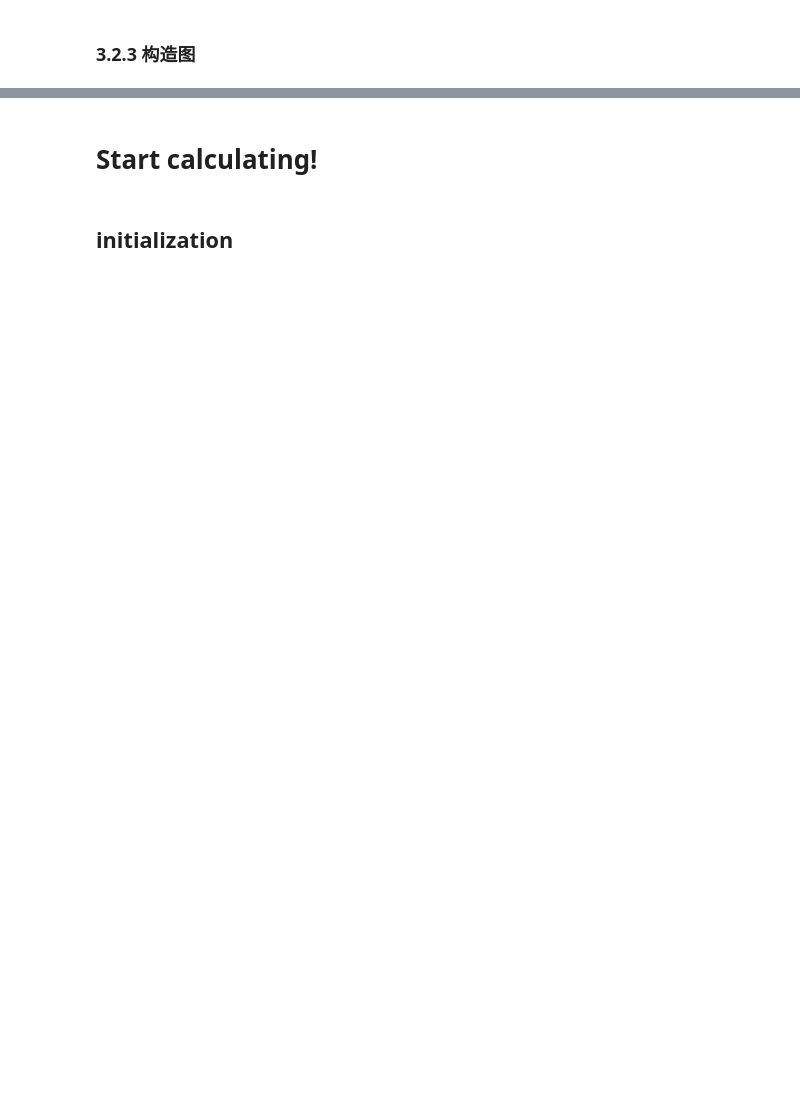
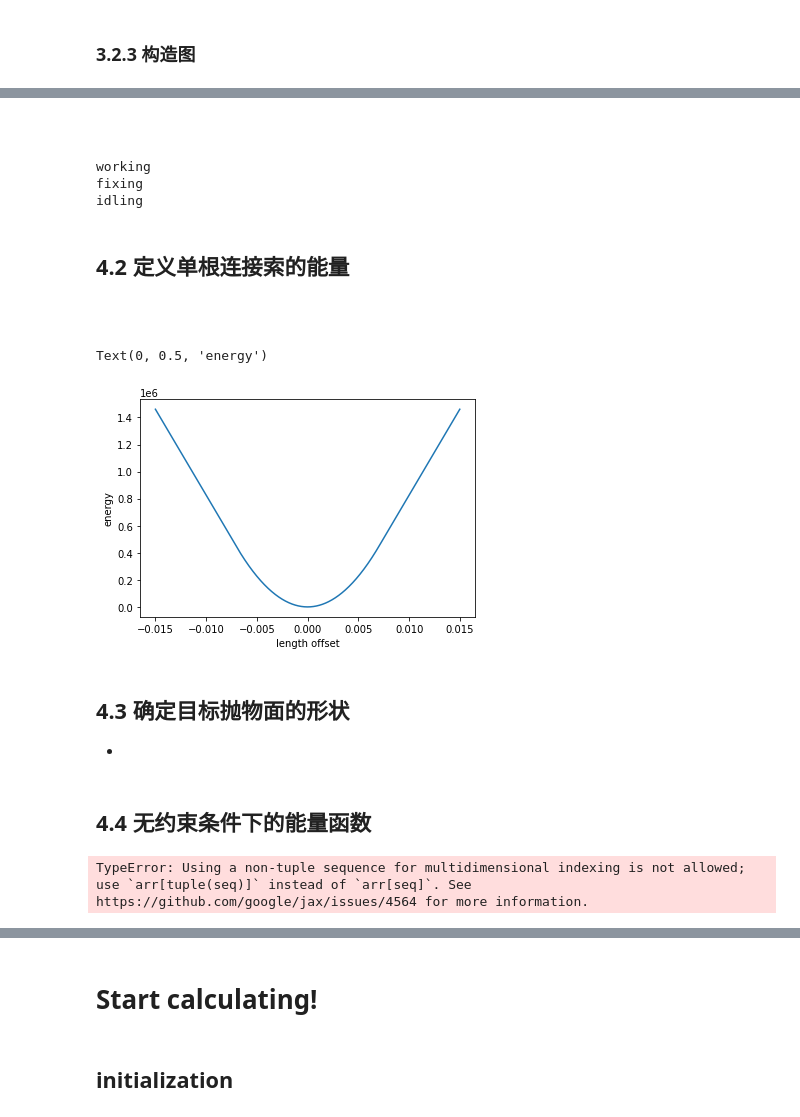
Before and after one commit to Roy-Kid/jax-in-practice, a Jupyter notebook: code/chapter10/main.ipynb, the cells around one changed output, grey strips where cells are left out. Saved outputs shown, nothing was run; the diff lists cells and outputs as text; code cells hidden in the pictures; blank space fills up the shorter version.

```diff
--- a/code/chapter10/main.ipynb
+++ b/code/chapter10/main.ipynb
@@ -544,0 +386,55 @@ print(len(edge_list_idling))
+# %% [markdown]
+<font color=white size=4 face=雅黑>测试</font>
+# %%
+print(vertex_list_working[0].info.status)
+print(vertex_list_fixing[0].info.status)
+print(vertex_list_idling[0].info.status)
+# %% [output]
+working
+fixing
+idling
+# %% [markdown]
+## 4.2 定义单根连接索的能量
+# %%
+# 超参数
+
+k_timer = 1.
+offset_ratio = 7E-4
+
+# 参数
+D = 30E-3              # 直径（米）
+A = D**2 * 3.1415 / 4  # 横截面积（米^2）
+E = 1.8E11             # 杨氏模量（Pa）
+c1 = E * A
+
+def edge_energy(length:LengthType, length_init:LengthType):
+    delta_L = jnp.abs(length - length_init)
+    lc = offset_ratio * length_init
+    K = c1 / lc
+    if delta_L < lc:
+        return 0.5 * K * delta_L ** 2
+    else:
+        return 0.5 * K * lc ** 2 + k_timer * K * (delta_L - lc) * lc
+# %% [markdown]
+<font color=white size=4 face=雅黑>可视化</font>
+# %%
+import matplotlib.pyplot as plt
+
+length_init_test  = 10.
+length_max_offset_test = length_init_test * offset_ratio * 2.14
+length_delta_test = jnp.linspace(-length_max_offset_test, length_max_offset_test, 1001)
+energy = []
+for dl in length_delta_test:
+    e = edge_energy(length_init_test+dl, length_init_test)
+    energy.append(e)
+
+
+plt.plot(length_delta_test, energy)
+plt.xlabel("length offset")
+plt.ylabel("energy")
+# %% [output]
+Text(0, 0.5, 'energy')
+[figure, added]
+# %% [markdown]
+## 4.3 确定目标抛物面的形状
+- <font color=white size=4 face=雅黑>此处未经证明</font>
@@ -544,0 +444,2 @@ print(len(edge_list_idling))
+# %% [markdown]
+## 4.4 无约束条件下的能量函数
@@ -544,0 +448,18 @@ print(len(edge_list_idling))
+# %%
+def gen_net_energy(net: Graph):
+    adjacent_idx1 = [e.v1.info.idx for e in net.edge_list]
+    adjacent_idx2 = [e.v2.info.idx for e in net.edge_list]
+    # print(len(adjacent_idx1))
+    # print(adjacent_idx1[:20])
+    # print(adjacent_idx2[:20])
+
+    def net_energy(pos_array: jnp.ndarray):
+        # pos_array 的 shape 是 (N, 3)
+        print(pos_array[[adjacent_idx1]])
+        return 0
+    return net_energy
+
+net_energy = gen_net_energy(FASTnet)
+e = net_energy(pos_list)
+# %% [output]
+TypeError: Using a non-tuple sequence for multidimensional indexing is not allowed; use `arr[tuple(seq)]` instead of `arr[seq]`. See https://github.com/google/jax/issues/4564 for more information.
```
Also changed, not shown: parts of 65 cells of this notebook, 2 other files.
